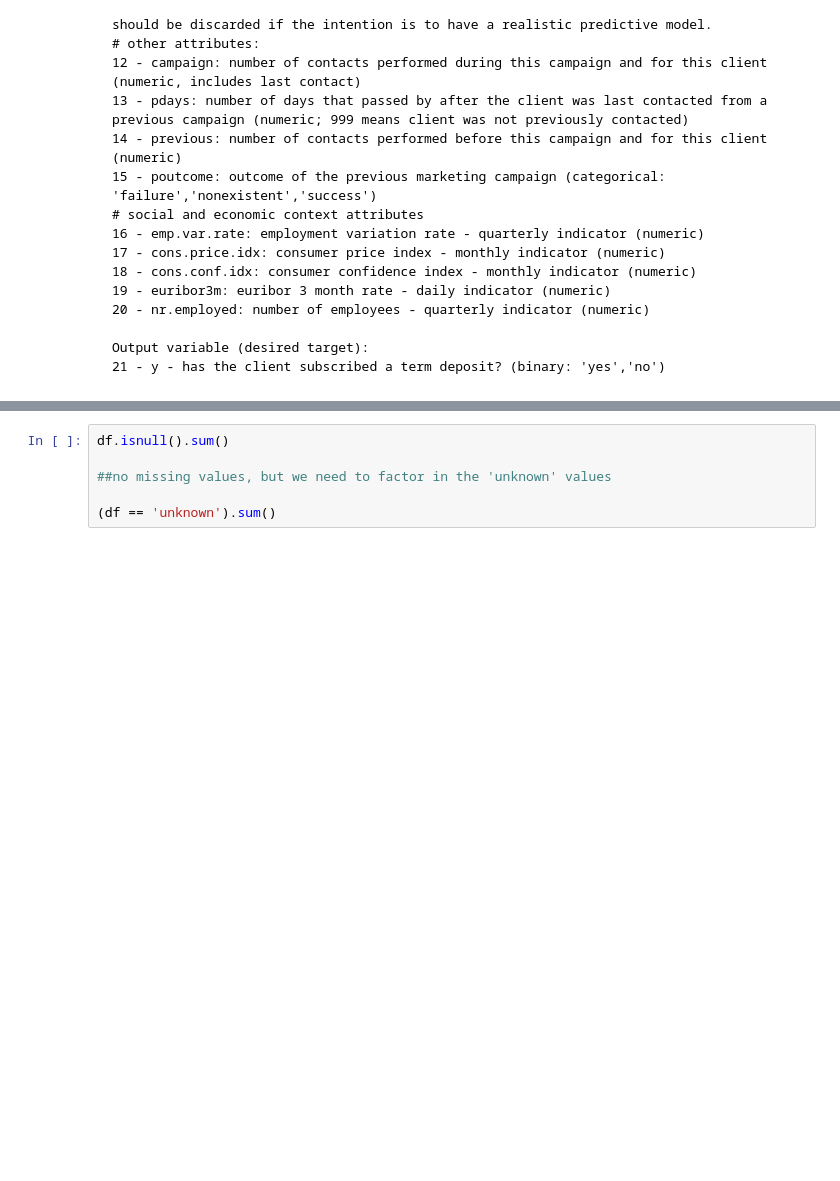
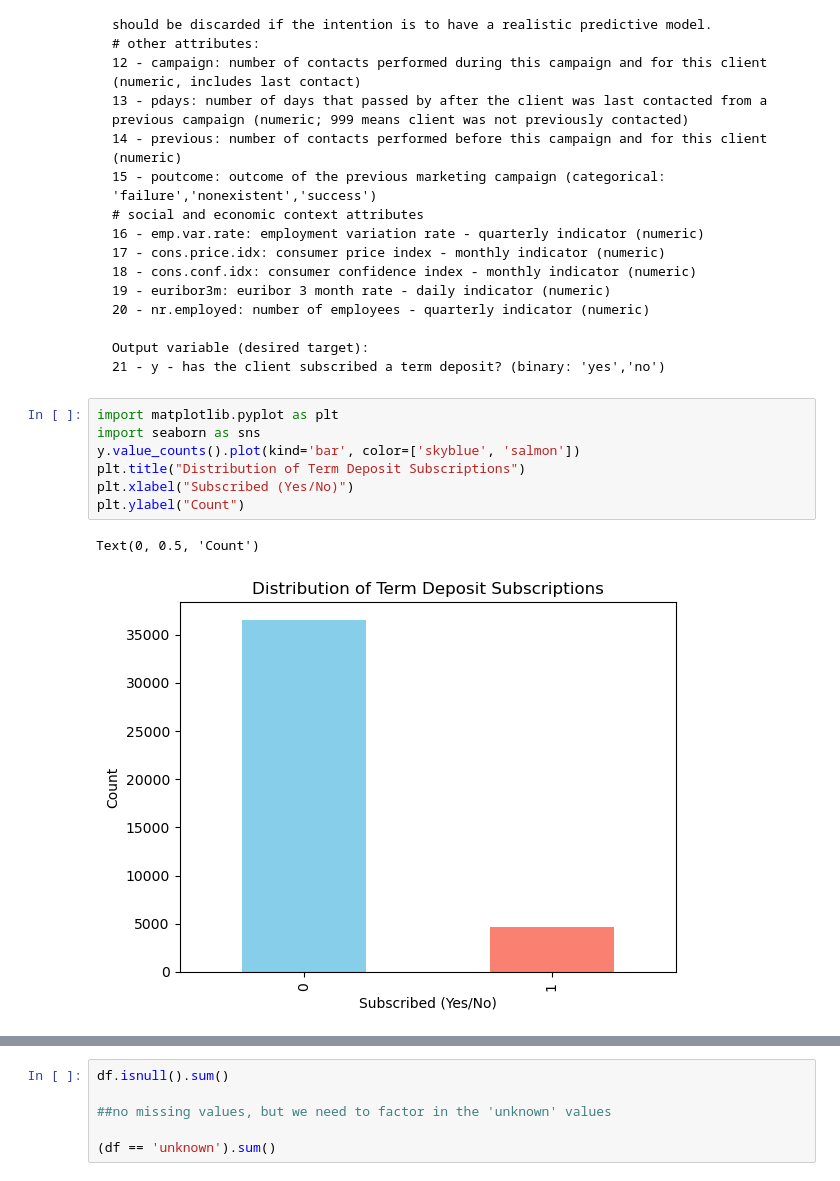
Before and after one commit to nbardhan/Comparing-Classifiers, a Jupyter notebook: prompt_III.ipynb, the cells around one changed output, grey strips where cells are left out. Cells and saved outputs as stored; diff of their text form; blank space fills up the shorter version.

````diff
--- a/prompt_III.ipynb
+++ b/prompt_III.ipynb
@@ -77,3 +77,13 @@ Input variables:
 Output variable (desired target):
 21 - y - has the client subscribed a term deposit? (binary: 'yes','no')
 ```
+# %%
+import matplotlib.pyplot as plt
+import seaborn as sns
+y.value_counts().plot(kind='bar', color=['skyblue', 'salmon'])
+plt.title("Distribution of Term Deposit Subscriptions")
+plt.xlabel("Subscribed (Yes/No)")
+plt.ylabel("Count")
+# %% [output]
+Text(0, 0.5, 'Count')
+[figure, added]
````
Also changed, not shown: parts of 5 cells of this notebook.
